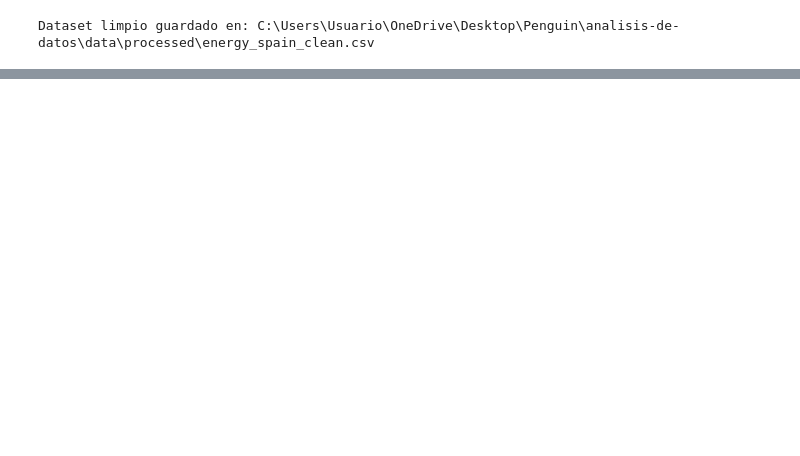
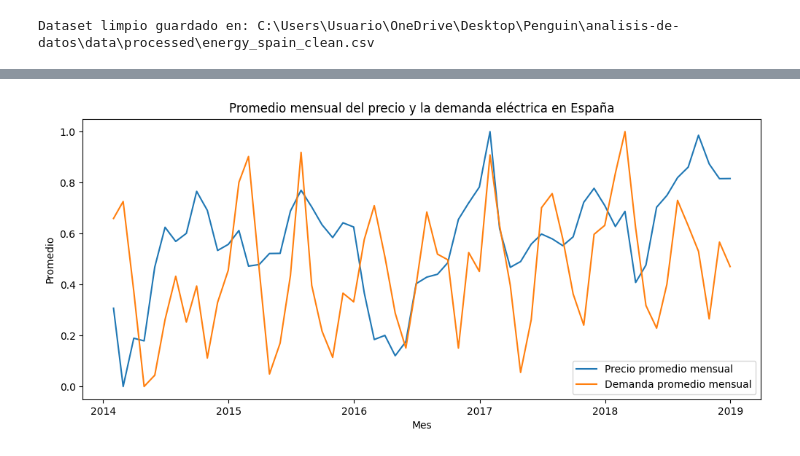
Before and after one commit to alevarriola/analisis-de-datos, a Jupyter notebook: notebooks/02_energy_timeseries_eda.ipynb, the cells around one changed output, grey strips where cells are left out. Cells and saved outputs as stored; diff of their text form; code cells hidden in the pictures; blank space fills up the shorter version.

```diff
--- a/notebooks/02_energy_timeseries_eda.ipynb
+++ b/notebooks/02_energy_timeseries_eda.ipynb
@@ -217,0 +247,16 @@ Dataset limpio guardado en: C:\Users\Usuario\OneDrive\Desktop\Penguin\analisis-d
+# %%
+df_monthly = df_wide.resample("ME").mean()
+
+df_norm = (df_monthly[["price_es","demand_es"]] - df_monthly[["price_es","demand_es"]].min()) / \
+           (df_monthly[["price_es","demand_es"]].max() - df_monthly[["price_es","demand_es"]].min())
+
+plt.figure(figsize=(12,5))
+sns.lineplot(data=df_norm, x=df_norm.index, y="price_es", label="Precio promedio mensual")
+sns.lineplot(data=df_norm, x=df_norm.index, y="demand_es", label="Demanda promedio mensual")
+plt.title("Promedio mensual del precio y la demanda eléctrica en España")
+plt.xlabel("Mes")
+plt.ylabel("Promedio")
+plt.legend()
+plt.show()
+# %% [output]
+[figure, added]
```
Also changed, not shown: parts of 3 cells of this notebook.
